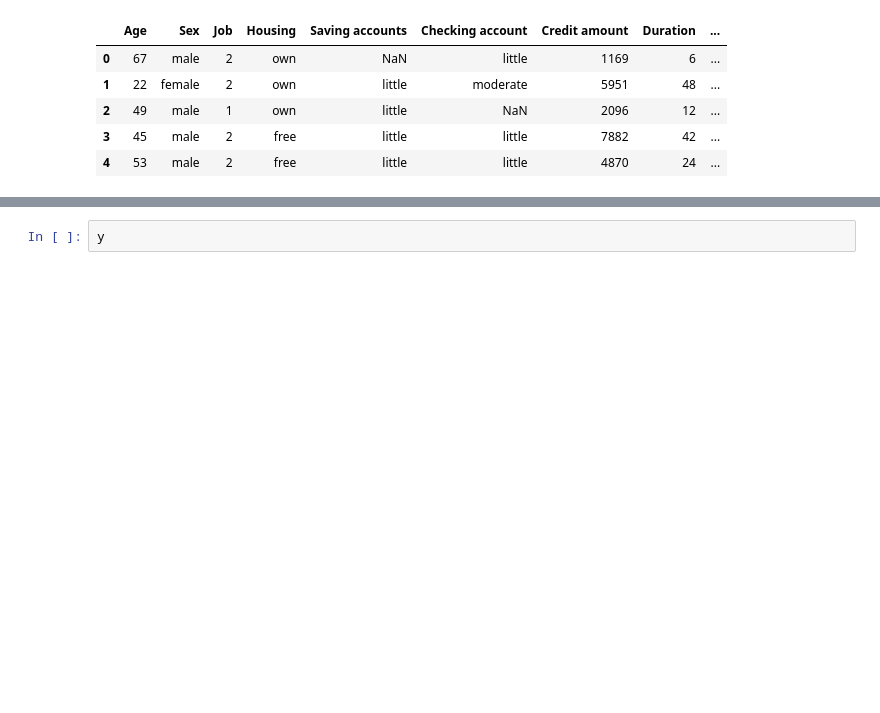
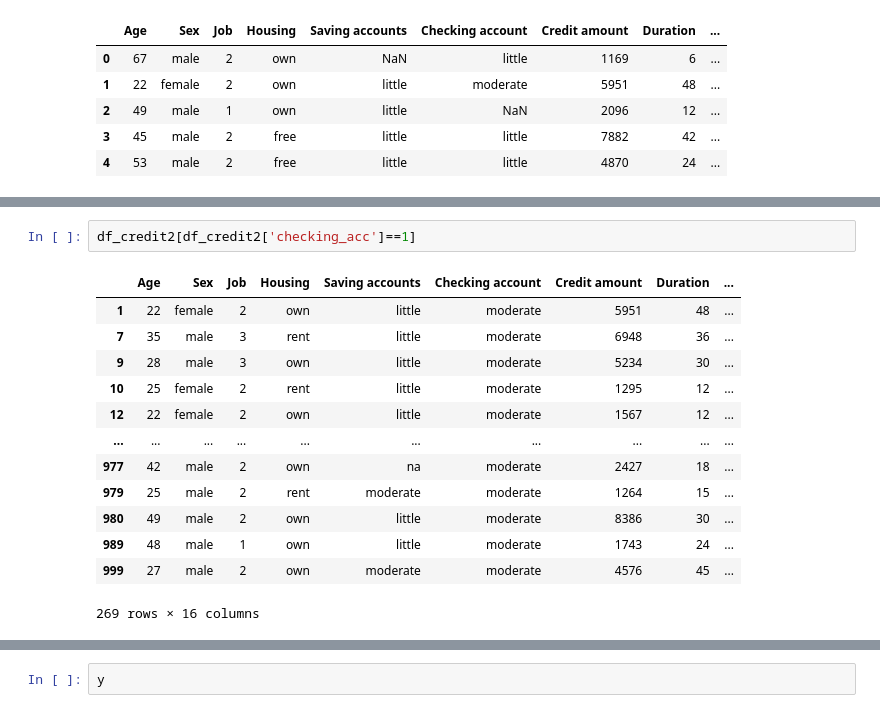
Before and after one commit to dante825/notebookRepo, a Jupyter notebook: creditRiskRating/LogisticRegression.ipynb, the cells around one changed output, grey strips where cells are left out. Cells and saved outputs as stored; diff of their text form; blank space fills up the shorter version.

```diff
--- a/creditRiskRating/LogisticRegression.ipynb
+++ b/creditRiskRating/LogisticRegression.ipynb
@@ -30,2 +89,18 @@ df_credit.head()
 | 3 | 45 | male | 2 | free | little | little | 7882 | 42 | ... |
 | 4 | 53 | male | 2 | free | little | little | 4870 | 24 | ... |
+# %%
+df_credit2[df_credit2['checking_acc']==1]
+# %% [output]
+|  | Age | Sex | Job | Housing | Saving accounts | Checking account | Credit amount | Duration | ... |
+| 1 | 22 | female | 2 | own | little | moderate | 5951 | 48 | ... |
+| 7 | 35 | male | 3 | rent | little | moderate | 6948 | 36 | ... |
+| 9 | 28 | male | 3 | own | little | moderate | 5234 | 30 | ... |
+| 10 | 25 | female | 2 | rent | little | moderate | 1295 | 12 | ... |
+| 12 | 22 | female | 2 | own | little | moderate | 1567 | 12 | ... |
+| ... | ... | ... | ... | ... | ... | ... | ... | ... | ... |
+| 977 | 42 | male | 2 | own | na | moderate | 2427 | 18 | ... |
+| 979 | 25 | male | 2 | rent | moderate | moderate | 1264 | 15 | ... |
+| 980 | 49 | male | 2 | own | little | moderate | 8386 | 30 | ... |
+| 989 | 48 | male | 1 | own | little | moderate | 1743 | 24 | ... |
+| 999 | 27 | male | 2 | own | moderate | moderate | 4576 | 45 | ... |
+269 rows × 16 columns
```
Also changed, not shown: parts of 15 cells of this notebook.
